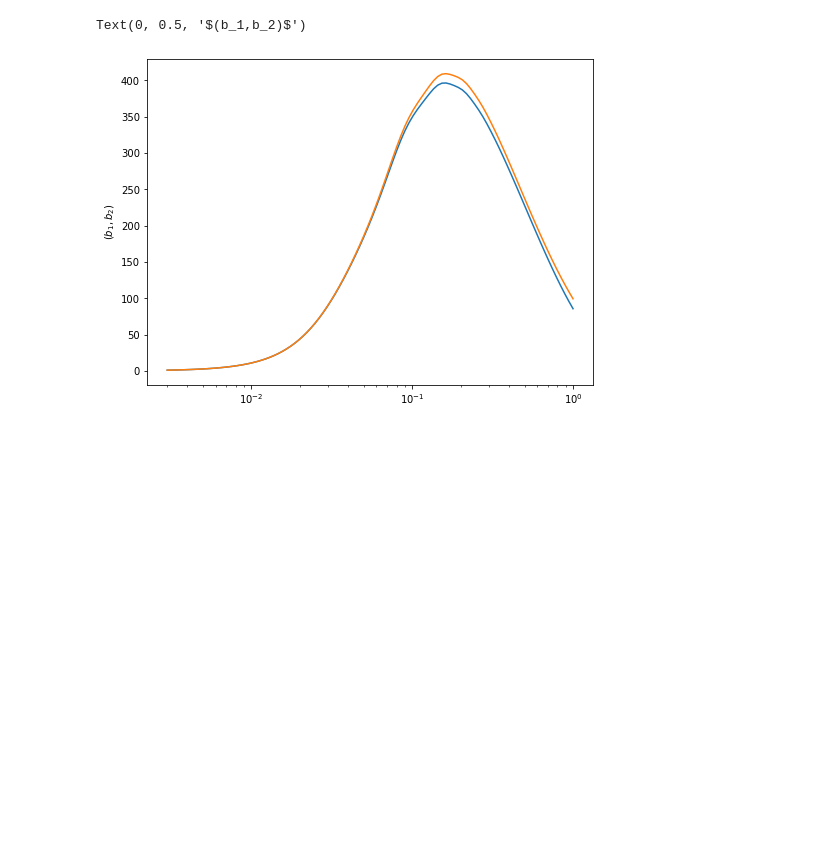
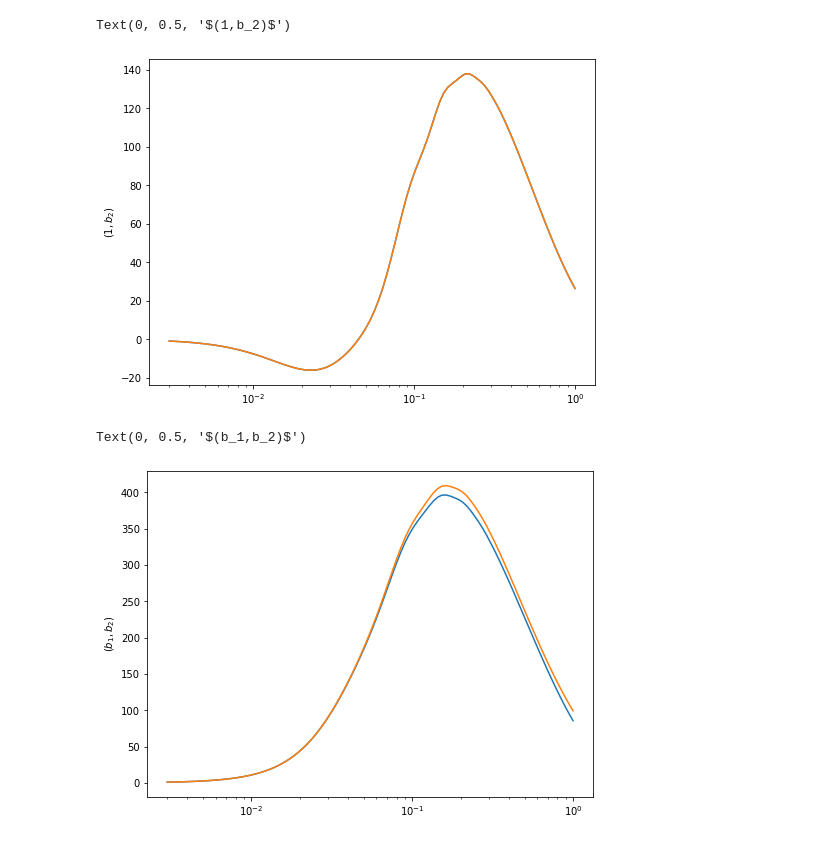
Before and after one commit to sfschen/ZeNBu, a Jupyter notebook: Example.ipynb, the cells around one changed output. Drawn from its saved outputs; the diff is of its cells as text; code cells hidden in the pictures; blank space fills up the shorter version.

Commit message:
New Plots.

```diff
--- a/Example.ipynb
+++ b/Example.ipynb
@@ -55,4 +55,14 @@ cleft_spectra = {\
          }
+# %%
+plt.figure(figsize=(8,6))
+
+plt.semilogx(kv,  (spectra[r'$(1,b_2)$']))
+plt.semilogx(kv,  (2*cleft_spectra[r'$(1,b_2)$']))
+
+plt.ylabel(r'$(1,b_2)$')
+# %% [output]
+Text(0, 0.5, '$(1,b_2)$')
+[figure, added]
 # %%
 plt.figure(figsize=(8,6))
 
```
Also changed, not shown: parts of 4 cells of this notebook.
